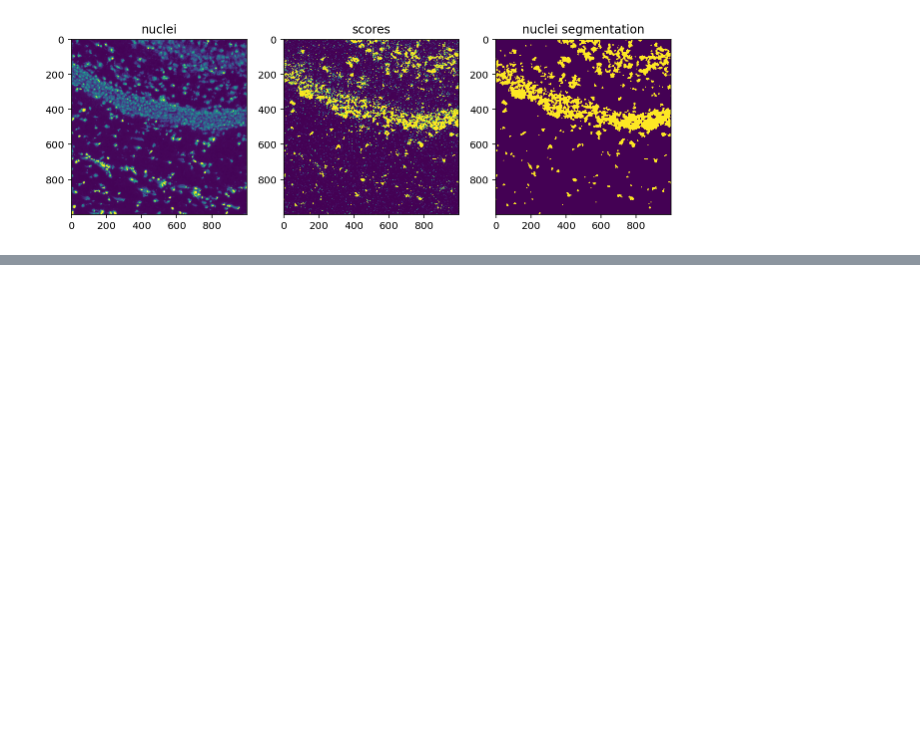
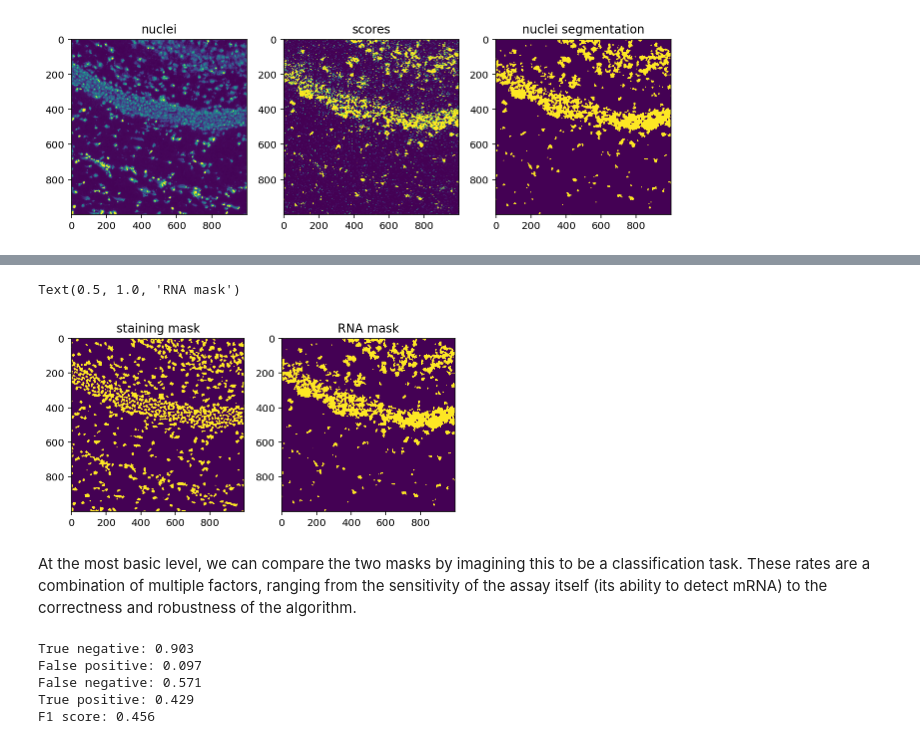
Before and after one commit to aristoteleo/spateo-notebooks, a Jupyter notebook: nuclei_segmentation.ipynb, the cells around one changed output, grey strips where cells are left out. Saved outputs shown, nothing was run; the diff lists cells and outputs as text; code cells hidden in the pictures; blank space fills up the shorter version.

```diff
--- a/nuclei_segmentation.ipynb
+++ b/nuclei_segmentation.ipynb
@@ -170,0 +174,32 @@ Text(0.5, 1.0, 'final segmentation')
+# %%
+fig, axes = plt.subplots(ncols=2, figsize=(6, 3), tight_layout=True)
+watershed_mask = watershed > 0
+est_watershed_mask = est_watershed > 0
+
+axes[0].imshow(watershed_mask)
+axes[0].set_title('staining mask')
+
+axes[1].imshow(est_watershed_mask)
+axes[1].set_title('RNA mask')
+# %% [output]
+Text(0.5, 1.0, 'RNA mask')
+[figure, added]
+# %% [markdown]
+At the most basic level, we can compare the two masks by imagining this to be a classification task. These rates are a combination of multiple factors, ranging from the sensitivity of the assay itself (its ability to detect mRNA) to the correctness and robustness of the algorithm.
+# %%
+y_true, y_pred = watershed_mask.flatten(), est_watershed_mask.flatten()
+pos = y_true.sum()
+neg = (~y_true).sum()
+tn, fp, fn, tp = sklearn.metrics.confusion_matrix(y_true, y_pred).ravel()
+f1_score = sklearn.metrics.f1_score(y_true, y_pred)
+print(f'True negative: {tn / neg:.3f}')
+print(f'False positive: {fp / neg:.3f}')
+print(f'False negative: {fn / pos:.3f}')
+print(f'True positive: {tp / pos:.3f}')
+print(f'F1 score: {f1_score:.3f}')
+# %% [output]
+True negative: 0.903
+False positive: 0.097
+False negative: 0.571
+True positive: 0.429
+F1 score: 0.456
```
Also changed, not shown: parts of 9 cells of this notebook.
